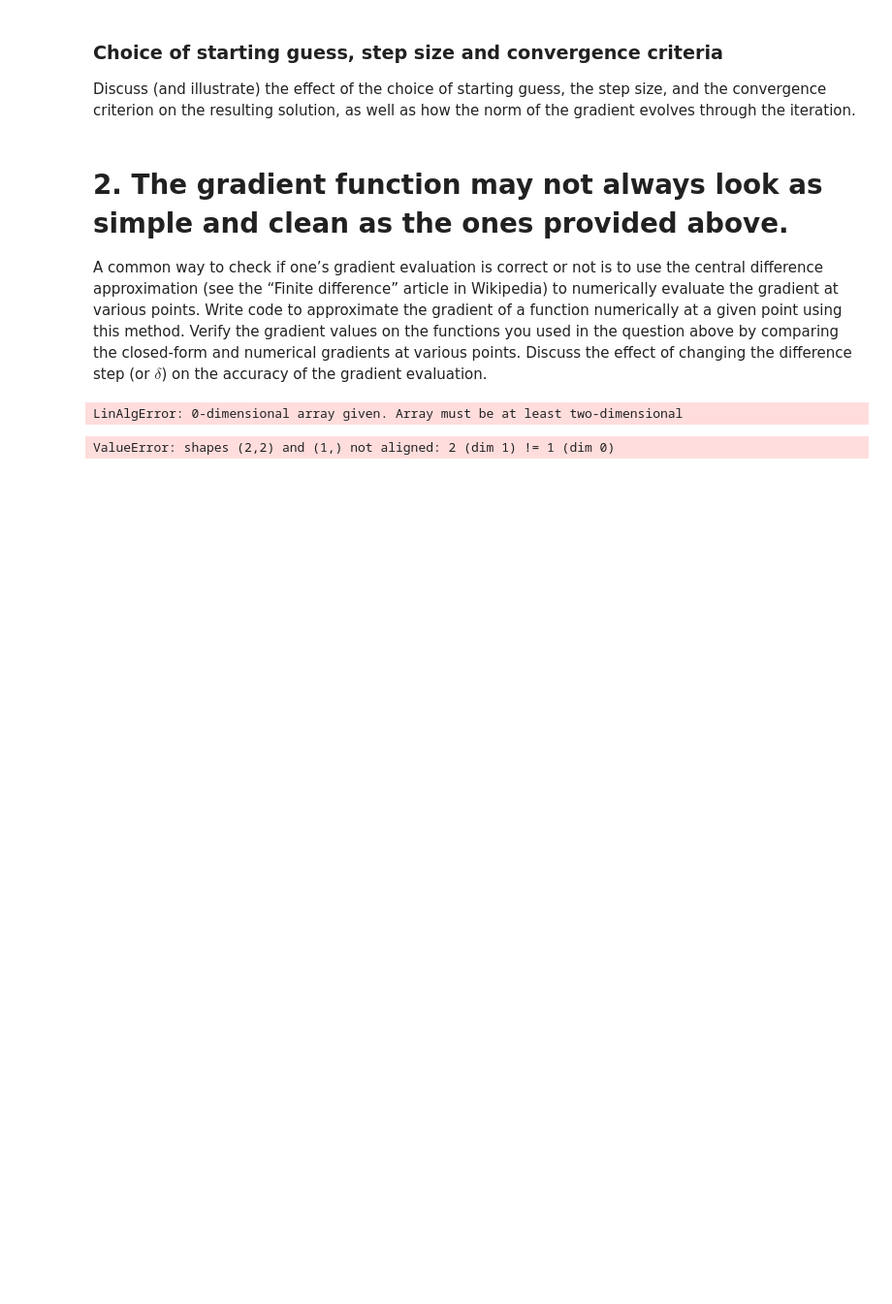
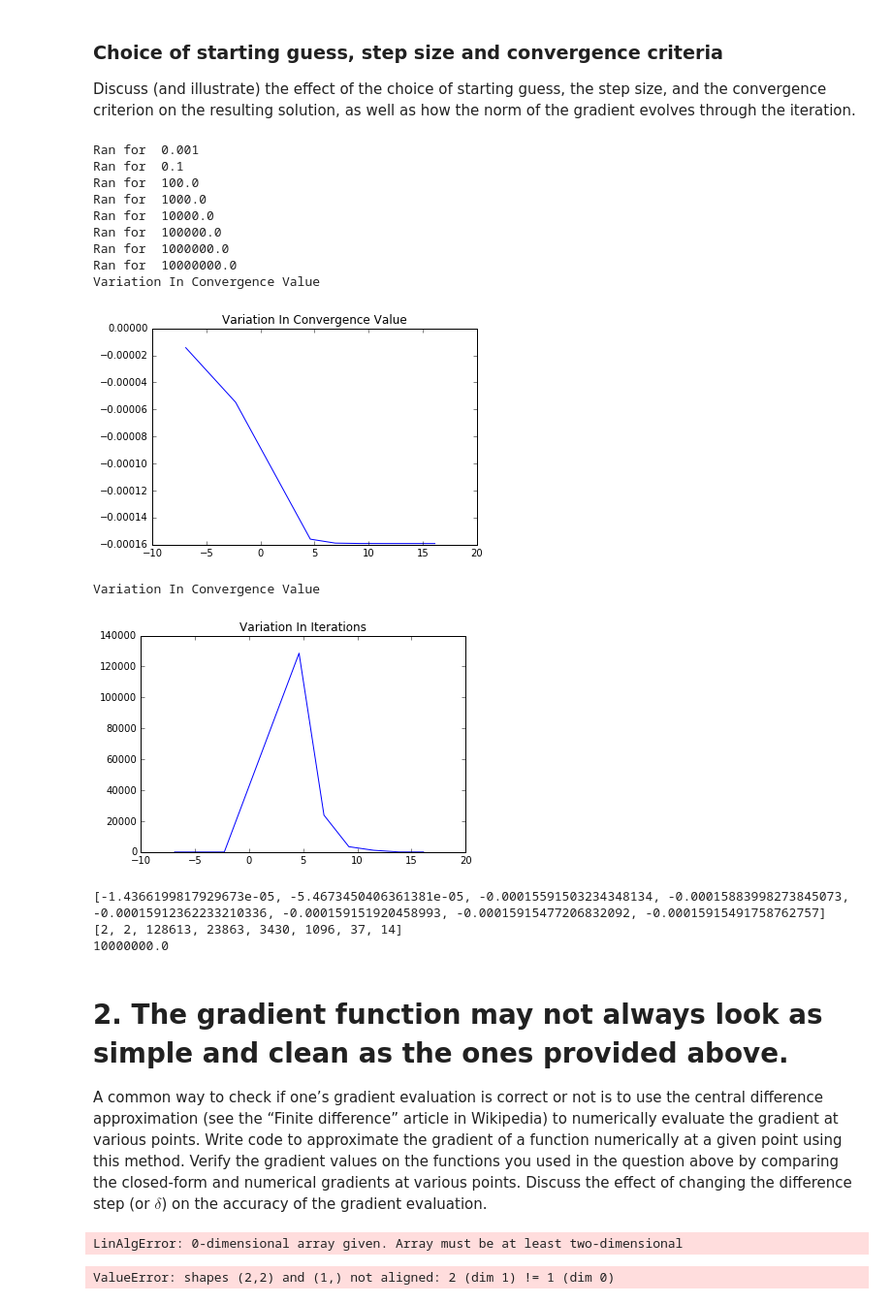
Before and after one commit to sitarapersad/6867-Project1, a Jupyter notebook: P1/GradientDescent.ipynb, the cells around one changed output. Shown: that part at 97% size. Drawn from its saved outputs; the diff is of its cells as text; code cells hidden in the pictures; blank space fills up the shorter version.

```diff
--- a/P1/GradientDescent.ipynb
+++ b/P1/GradientDescent.ipynb
@@ -105,34 +109,68 @@ through the iteration.
 # %%
 # Test the effect of the step size on the number of iterations to convergence and on the solution converged to
 
+# Load parameters
+gaussMean,gaussCov,quadBowlA,quadBowlb = params.getData()
+
+# Test implementation of gradient descent on Gaussian function
+
+objective_fn = lambda x : gd.computeGaussian(x, gaussMean, gaussCov)
+gradient_fn = lambda x: gd.differentiateGaussian(x, gaussMean, gaussCov)
 
 def test_step(step_size):
     best_guess, best_value, guess, fxn, norm = gd.gradientDescent(objective_fn,
                                                               gradient_fn,
                                                               initial_guess= [np.random.randint(-100,100),np.random.randint(-100,100)],
                                                               step_size=step_size,
                                                               convergence = 1e-10)
     return best_value, len(fxn) #function value, number iterations
 
-step_sizes = [0.0001, 0.001, 0.01, 0.1, 1, 10]
+step_sizes = [1e-3,1e-1,1e2,1e3,1e4,1e5,1e6,1e7]
 
 values= []
 iters = []
 
 for step_size in step_sizes:
     print 'Ran for ', step_size
     val, its = test_step(step_size)
     values.append(val)
     iters.append(its)
 
+
+
 # Plot the variation in convergence value as a function of step_size
 print 'Variation In Convergence Value'
-pl.plot(step_size, values)
+pl.plot(np.log(step_sizes), values)
+pl.title('Variation In Convergence Value')
 pl.show()
 # Plot the variation in number of iterations as a function of step_size
 print 'Variation In Convergence Value'
-pl.plot(step_size, iters)
+pl.plot(np.log(step_sizes), iters)
+pl.title('Variation In Iterations')
 pl.show()
+
+print values
+print iters
+print step_size
+
+
+#TO DO: Show several plots of how the norm of the gradient changes.
+# %% [output]
+Ran for  0.001
+Ran for  0.1
+Ran for  100.0
+Ran for  1000.0
+Ran for  10000.0
+Ran for  100000.0
+Ran for  1000000.0
+Ran for  10000000.0
+Variation In Convergence Value
+[figure, added]
+Variation In Convergence Value
+[figure, added]
+[-1.4366199817929673e-05, -5.4673450406361381e-05, -0.00015591503234348134, -0.00015883998273845073, -0.00015912362233210336, -0.000159151920458993, -0.00015915477206832092, -0.00015915491758762757]
+[2, 2, 128613, 23863, 3430, 1096, 37, 14]
+10000000.0
 # %%
 # Test the effect of the convergence criteria on the number of iterations to convergence and on the solution converged to
 
```
Also changed, not shown: parts of 5 cells of this notebook, 7 other files.
